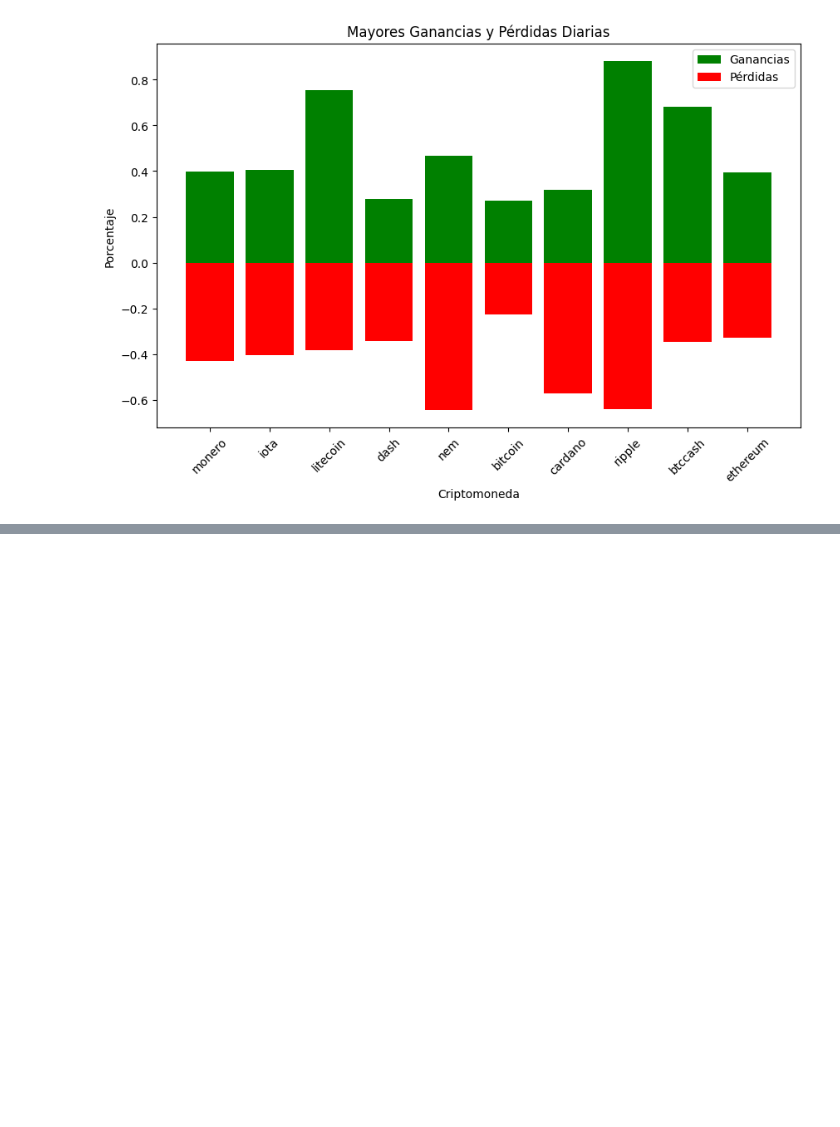
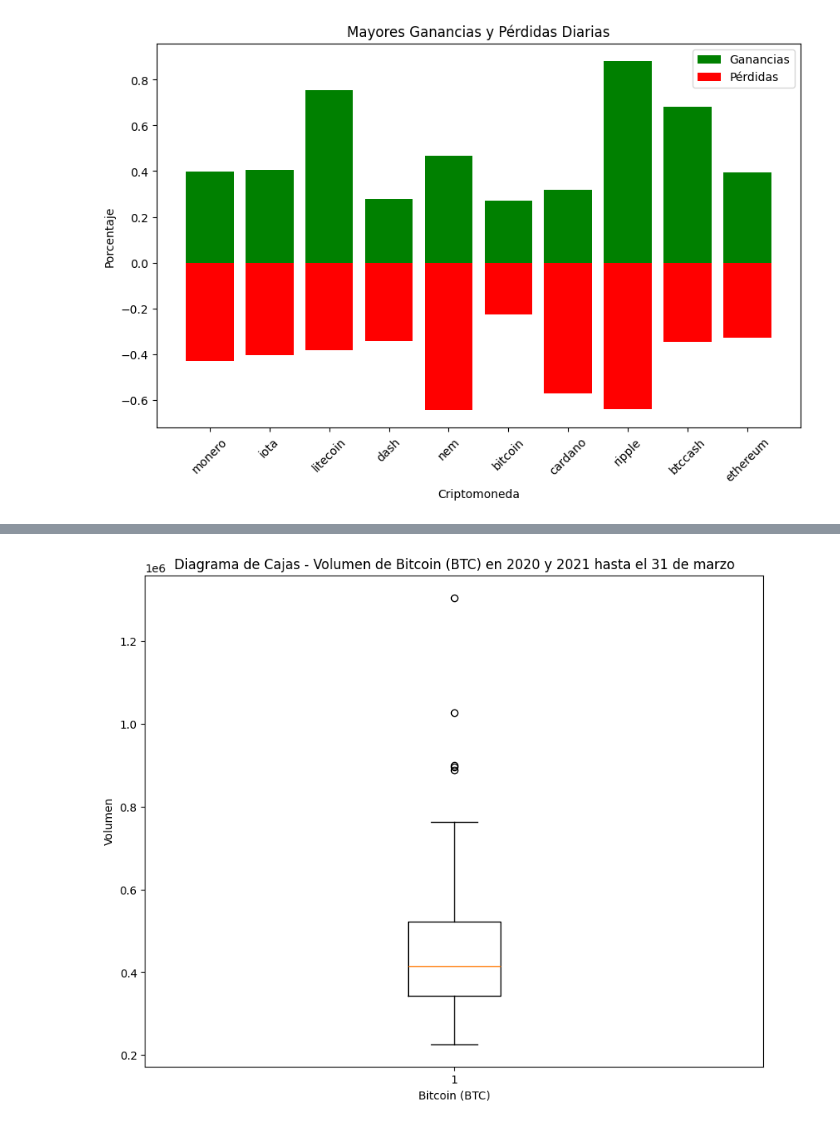
Before and after one commit to rubences/analisis, a Jupyter notebook: Ejercicio2_GBIN.ipynb, the cells around one changed output, grey strips where cells are left out. Cells and saved outputs as stored; diff of their text form; code cells hidden in the pictures; blank space fills up the shorter version.

```diff
--- a/Ejercicio2_GBIN.ipynb
+++ b/Ejercicio2_GBIN.ipynb
@@ -578,0 +579,36 @@ dict_keys(['monero', 'iota', 'litecoin', 'dash', 'nem', 'bitcoin', 'cardano', 'r
+# %%
+import os
+import pandas as pd
+import matplotlib.pyplot as plt
+
+# Obtener la lista de archivos en la carpeta "archive"
+files_list = os.listdir("archive")
+
+# Crear una lista para almacenar los dataframes
+currencies_list = []
+
+# Leer cada archivo y agregar el dataframe a la lista
+for file_name in files_list:
+    df = pd.read_csv(os.path.join("archive", file_name))
+    df["Date"] = pd.to_datetime(df["Date"], format="%Y-%m-%d")
+    currencies_list.append(df)
+
+# Renombrar los dataframes en la lista
+currencies_list = {file_name.replace("_usd_gwa.csv", ""): df for file_name, df in zip(files_list, currencies_list)}
+
+# Filtrar los datos para el período de interés (2020 y 2021 hasta el 31 de marzo)
+if "bitcoin" in currencies_list:
+    btc_df = currencies_list["bitcoin"]
+    btc_df = btc_df[(btc_df["Date"].dt.year >= 2018) & (btc_df["Date"] <= "2021-03-31")]
+
+    # Crear el diagrama de cajas
+    plt.figure(figsize=(10, 8))
+    plt.boxplot(btc_df["Volume"])
+    plt.title("Diagrama de Cajas - Volumen de Bitcoin (BTC) en 2020 y 2021 hasta el 31 de marzo")
+    plt.xlabel("Bitcoin (BTC)")
+    plt.ylabel("Volumen")
+    plt.show()
+else:
+    print("The key 'bitcoin' is not present in the currencies_list dictionary.")
+# %% [output]
+[figure, added]
```
Also changed, not shown: parts of 1 cell of this notebook.
